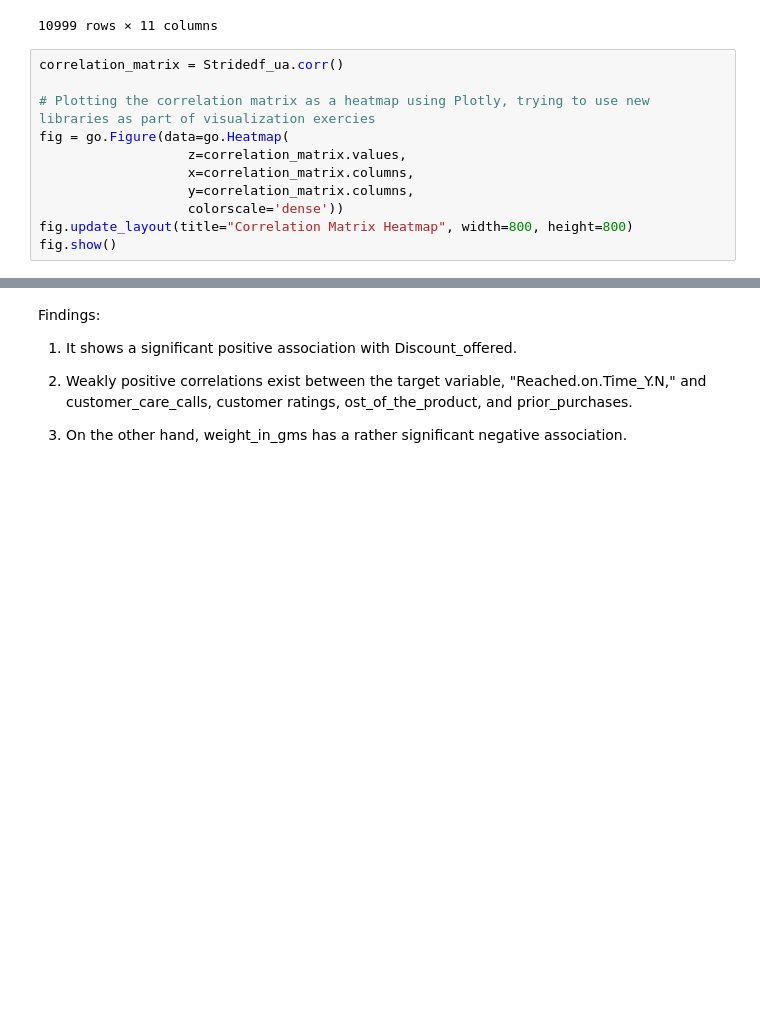
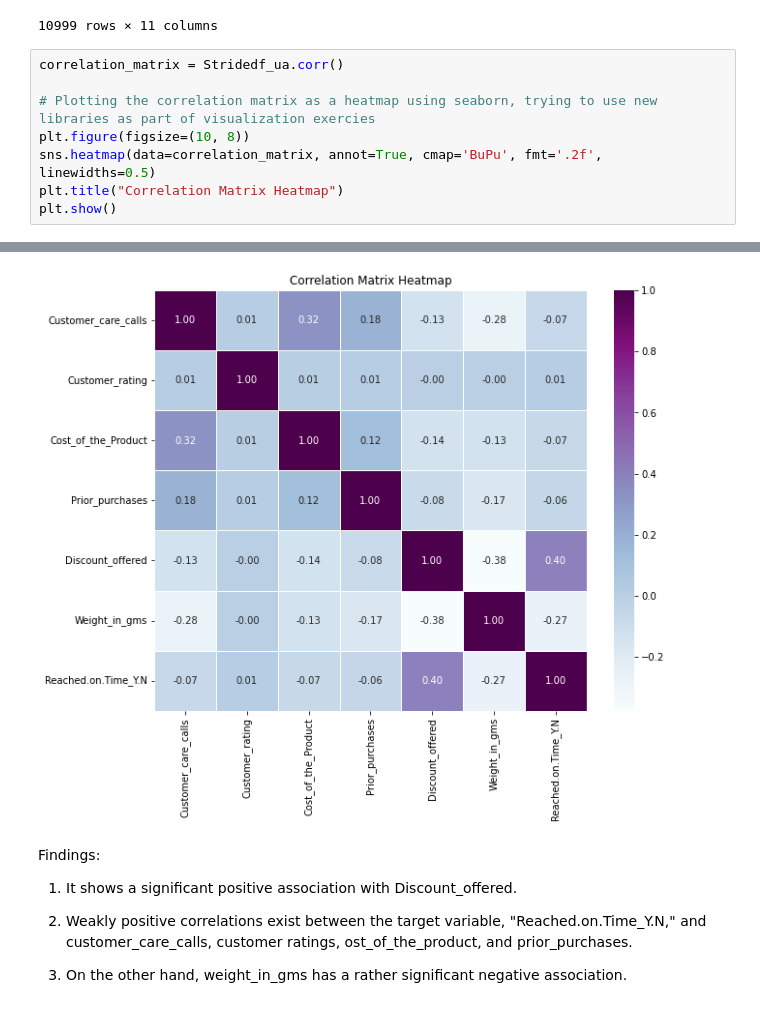
Before and after one commit to chaitaliijawale/Stride_Case_Study, a Jupyter notebook: Prototype_development/Phase1/Stride_dev1_EDA.ipynb, the cells around one changed output, grey strips where cells are left out. Saved outputs shown, nothing was run; the diff lists cells and outputs as text; blank space fills up the shorter version.

```diff
--- a/Prototype_development/Phase1/Stride_dev1_EDA.ipynb
+++ b/Prototype_development/Phase1/Stride_dev1_EDA.ipynb
@@ -239,12 +243,9 @@ Stridedf_ua
 # %%
 correlation_matrix = Stridedf_ua.corr()
 
-# Plotting the correlation matrix as a heatmap using Plotly, trying to use new libraries as part of visualization exercies
-fig = go.Figure(data=go.Heatmap(
-                   z=correlation_matrix.values,
-                   x=correlation_matrix.columns,
-                   y=correlation_matrix.columns,
-                   colorscale='dense'))
-fig.update_layout(title="Correlation Matrix Heatmap", width=800, height=800)
-fig.show()
+# Plotting the correlation matrix as a heatmap using seaborn, trying to use new libraries as part of visualization exercies
+plt.figure(figsize=(10, 8))
+sns.heatmap(data=correlation_matrix, annot=True, cmap='BuPu', fmt='.2f', linewidths=0.5)
+plt.title("Correlation Matrix Heatmap")
+plt.show()
 # %% [output]
@@ -252,3 +252,4 @@ fig.show()
+[figure, added]
 # %% [markdown]
 Findings:
 
```
Also changed, not shown: parts of 13 cells of this notebook.
